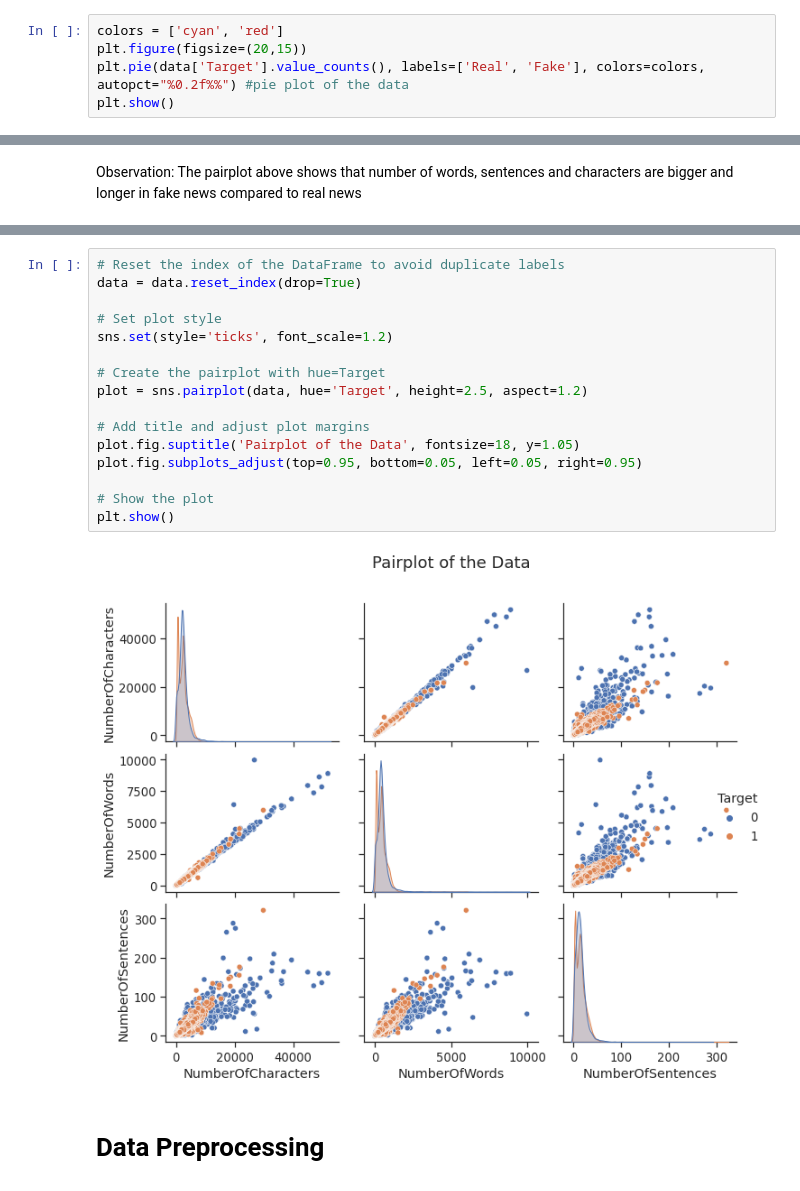
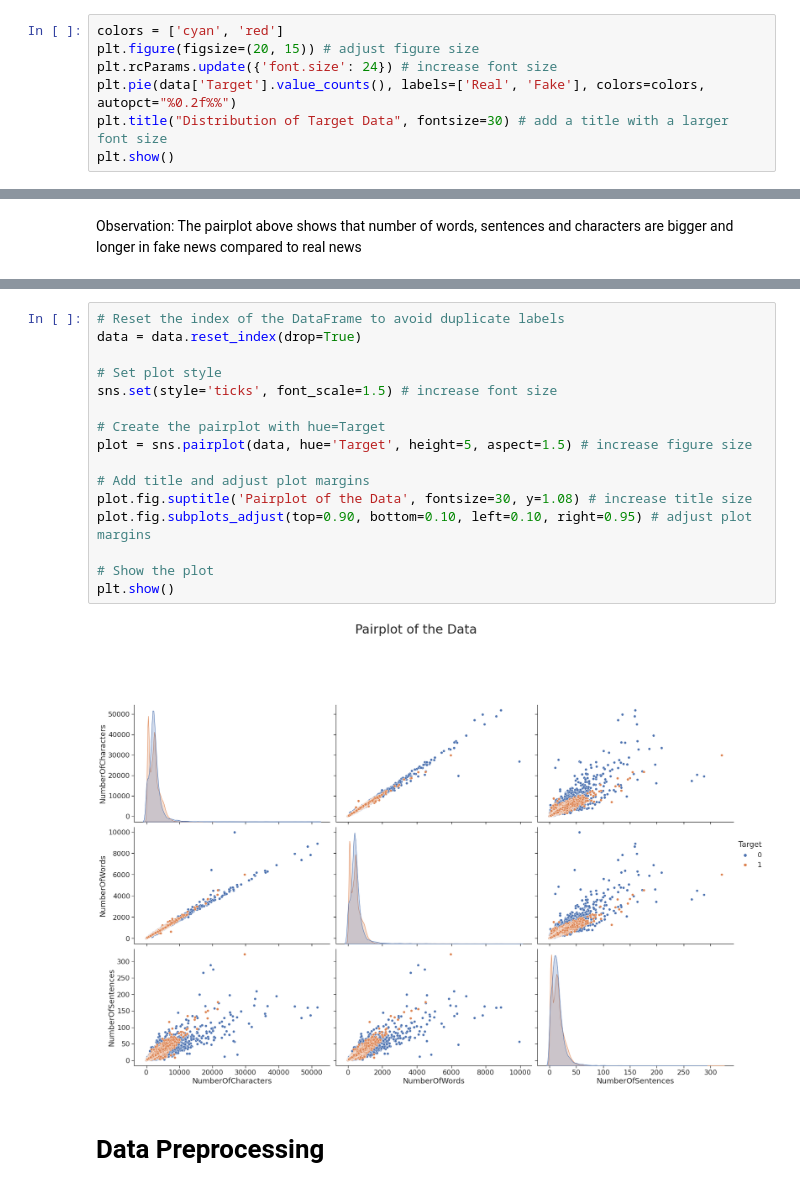
Before and after one commit to Jkhattak/FakeAndRealNews, a Jupyter notebook: main.ipynb, the cells around one changed output, grey strips where cells are left out. Cells and saved outputs as stored; diff of their text form.

Commit message:
"changes to graphs"

```diff
--- a/main.ipynb
+++ b/main.ipynb
@@ -211,7 +211,9 @@ data['Target'].value_counts()
 Name: Target, dtype: int64
 # %%
 colors = ['cyan', 'red']
-plt.figure(figsize=(20,15))
-plt.pie(data['Target'].value_counts(), labels=['Real', 'Fake'], colors=colors, autopct="%0.2f%%") #pie plot of the data
+plt.figure(figsize=(20, 15)) # adjust figure size
+plt.rcParams.update({'font.size': 24}) # increase font size
+plt.pie(data['Target'].value_counts(), labels=['Real', 'Fake'], colors=colors, autopct="%0.2f%%")
+plt.title("Distribution of Target Data", fontsize=30) # add a title with a larger font size
 plt.show()
 # %% [output]
@@ -413,21 +415,21 @@ plt.show()
 # %%
 # Reset the index of the DataFrame to avoid duplicate labels
 data = data.reset_index(drop=True)
 
 # Set plot style
-sns.set(style='ticks', font_scale=1.2)
+sns.set(style='ticks', font_scale=1.5) # increase font size
 
 # Create the pairplot with hue=Target
-plot = sns.pairplot(data, hue='Target', height=2.5, aspect=1.2)
+plot = sns.pairplot(data, hue='Target', height=5, aspect=1.5) # increase figure size
 
 # Add title and adjust plot margins
-plot.fig.suptitle('Pairplot of the Data', fontsize=18, y=1.05)
-plot.fig.subplots_adjust(top=0.95, bottom=0.05, left=0.05, right=0.95)
+plot.fig.suptitle('Pairplot of the Data', fontsize=30, y=1.08) # increase title size
+plot.fig.subplots_adjust(top=0.90, bottom=0.10, left=0.10, right=0.95) # adjust plot margins
 
 # Show the plot
 plt.show()
 # %% [output]
-[figure, old version]
+[figure, new version]
 # %% [markdown]
 # Data Preprocessing
 # %%
```
Also changed, not shown: parts of 24 cells of this notebook, 1 other file.
